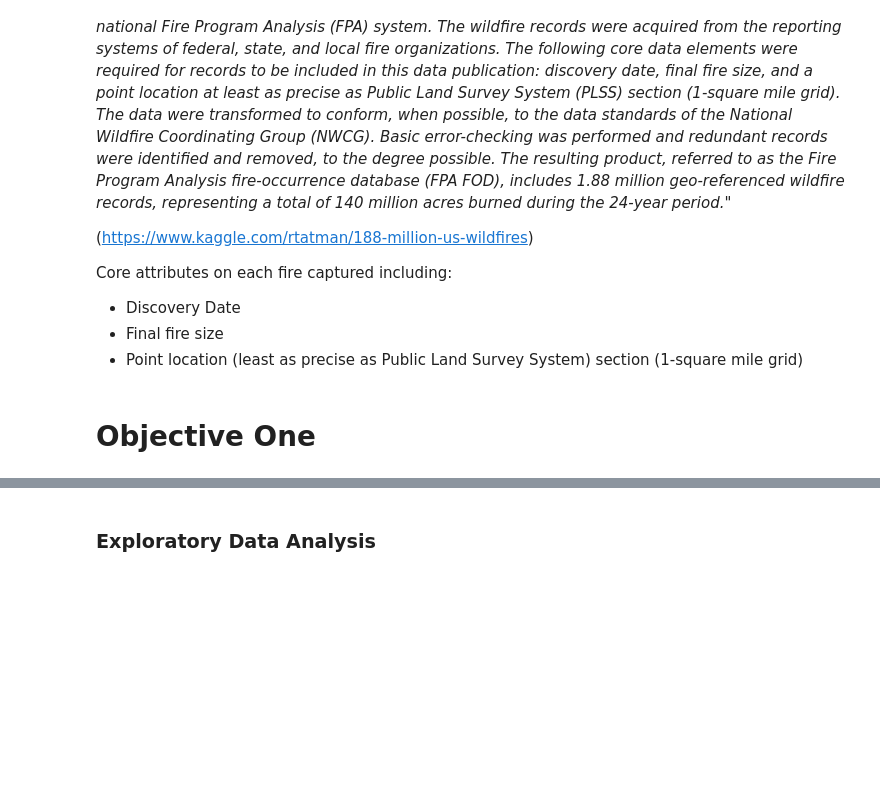
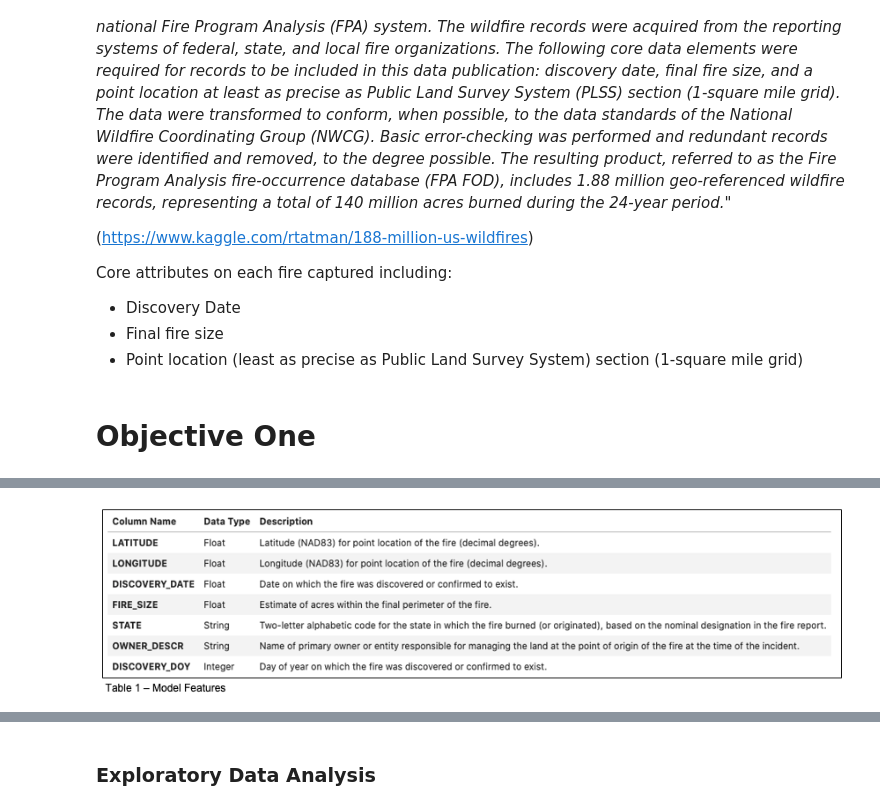
Before and after one commit to RobinsonCW/USWildfireAnalysis, a Jupyter notebook: src/objectives/python/USWildfireAnalysis.ipynb, the cells around one changed output, grey strips where cells are left out. Cells and saved outputs as stored; diff of their text form; code cells hidden in the pictures; blank space fills up the shorter version.

```diff
--- a/src/objectives/python/USWildfireAnalysis.ipynb
+++ b/src/objectives/python/USWildfireAnalysis.ipynb
@@ -64,0 +44,5 @@ The remainder of the notebook is the code that goes through the process
+# %%
+from IPython.display import Image
+Image(filename='./img/us_wildfire_features.png')
+# %% [output]
+[figure, added]
```
Also changed, not shown: parts of 15 cells of this notebook, 1 other file.
